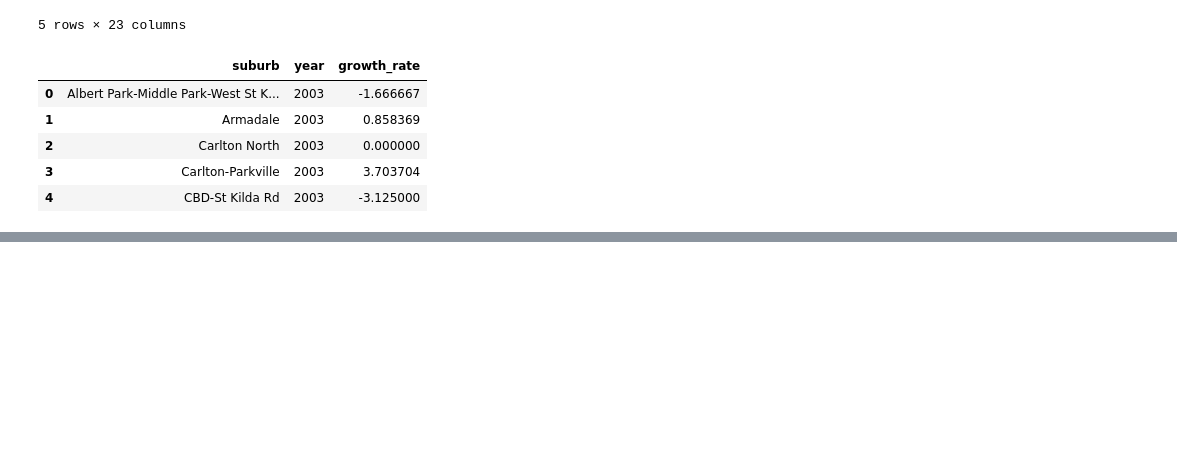
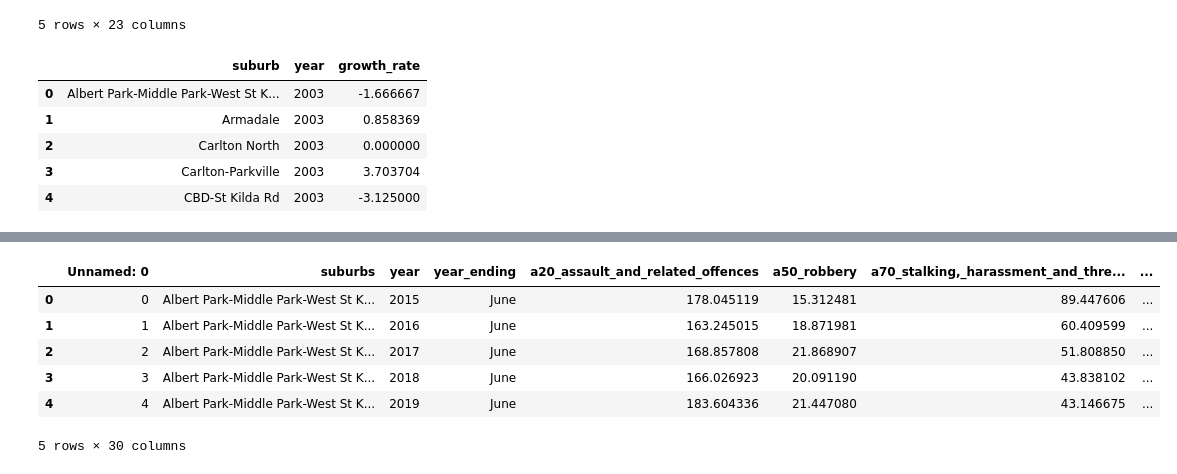
Before and after one commit to MAST30034-AppliedDataScience/project-2-group-real-estate-industry-project-11, a Jupyter notebook: notebooks/preprocess.ipynb, the cells around one changed output, grey strips where cells are left out. Cells and saved outputs as stored; diff of their text form; code cells hidden in the pictures; blank space fills up the shorter version.

```diff
--- a/notebooks/preprocess.ipynb
+++ b/notebooks/preprocess.ipynb
@@ -303,0 +411,12 @@ yearly_growth.to_csv('../data/landing/yearly_growth_rate_of_median_rent_by_subur
+# %%
+# Read 'crime.csv'
+crime = pd.read_csv('../data/landing/crime.csv')
+crime.head()
+# %% [output]
+|  | Unnamed: 0 | suburbs | year | year_ending | a20_assault_and_related_offences | a50_robbery | a70_stalking,_harassment_and_thre... | ... |
+| 0 | 0 | Albert Park-Middle Park-West St K... | 2015 | June | 178.045119 | 15.312481 | 89.447606 | ... |
+| 1 | 1 | Albert Park-Middle Park-West St K... | 2016 | June | 163.245015 | 18.871981 | 60.409599 | ... |
+| 2 | 2 | Albert Park-Middle Park-West St K... | 2017 | June | 168.857808 | 21.868907 | 51.808850 | ... |
+| 3 | 3 | Albert Park-Middle Park-West St K... | 2018 | June | 166.026923 | 20.091190 | 43.838102 | ... |
+| 4 | 4 | Albert Park-Middle Park-West St K... | 2019 | June | 183.604336 | 21.447080 | 43.146675 | ... |
+5 rows × 30 columns
```
Also changed, not shown: parts of 26 cells of this notebook.
